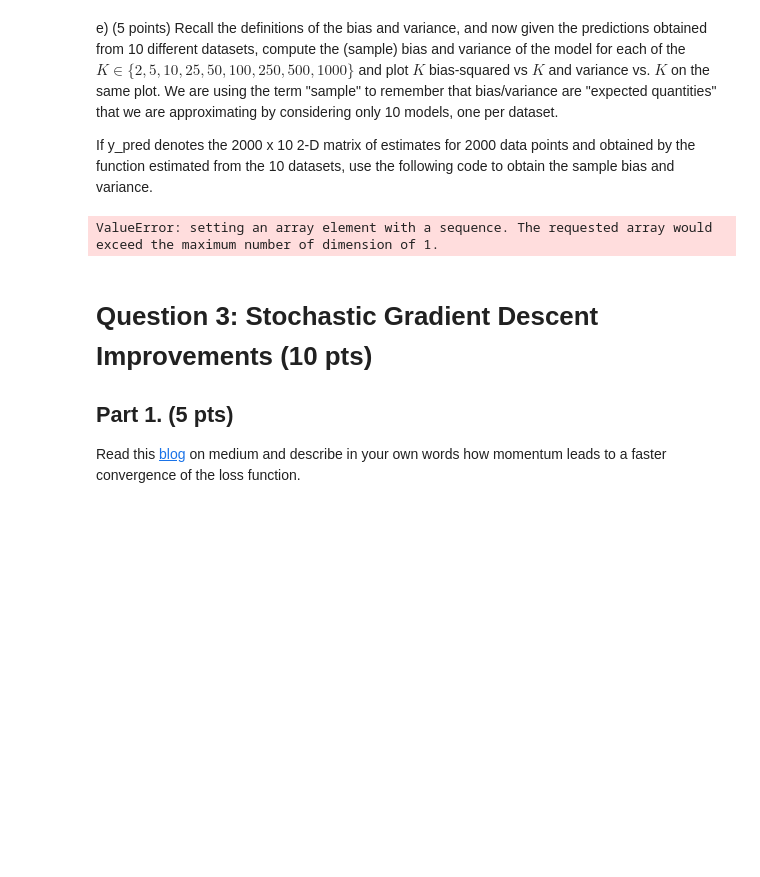
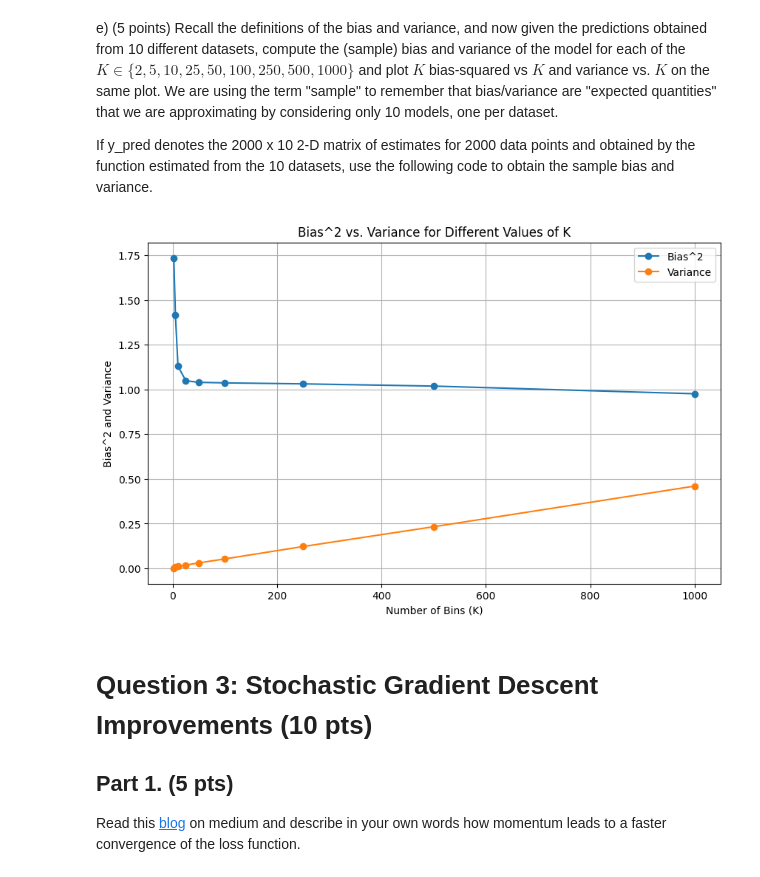
Before and after one commit to saiyam-shah/ml-ass2, a Jupyter notebook: HW_2-2.ipynb, the cells around one changed output. Drawn from its saved outputs; the diff is of its cells as text; code cells hidden in the pictures; blank space fills up the shorter version.

```diff
--- a/HW_2-2.ipynb
+++ b/HW_2-2.ipynb
@@ -270,34 +212,55 @@ def estimate_y_hat(x, y, n):
 # %%
+# Initialize lists to store bias and variance values
 bias_vals = []
 var_vals = []
-K = [2,5,10,25,50,100,250,500,1000]
-pred_y = np.zeros((len(datasets[0]['Y']),10)) # axis 0: number of data points, axis 1: number of datasets (10)
 
+# Define the list of values for K (number of bins)
+K = [2, 5, 10, 25, 50, 100, 250, 500, 1000]
+
+# Create an empty 2-D matrix to store predictions for each dataset
+pred_y = np.zeros((len(datasets[0]['Y']), 10))  # 2000 x 10
+
+# Loop over different values of K
 for n in K:
+    # Initialize arrays to store predictions for each dataset
+    all_y_hat = np.zeros((len(datasets[0]['Y']), 10))
+
+    # Loop over each dataset
     for j in datasets.keys():
         x = datasets[j]['X']
         y = datasets[j]['Y']
-        ### START CODE ###
-        # Estimate y_{hat}
-        y_hat = estimate_y_hat(x, y, n)
-        ### END CODE ###
-        pred_y[:,j] = y_hat
 
-  ### START CODE ###
-  # Compute the mean  of the estimates over 10 datasets for each input x_{i}
-    avg_yhat = np.mean(pred_y, axis=1)# 1D array of shape (2000,)
-      # Compute the MSE between avg_yhat and y as bias
-    bias = np.mean((avg_yhat - datasets[0]['Y'])**2)
-      # Compute the variance of the estimates over 10 datasets for each input x_{i}, then average over all inputs
-    var_yhat = np.mean(np.var(pred_y, axis=1))
-      ### END CODE ###
+        # Estimate y_hat using the estimator_g function with K bins
+        y_hat = estimator_g(x, y, n)
+
+        # Store the predictions for this dataset
+        all_y_hat[:, j] = y_hat
+
+    # Compute the mean of the estimates over 10 datasets for each input x_i
+    avg_yhat = np.mean(all_y_hat, axis=1)  # 1D array of shape (2000,)
+
+    # Compute the bias for this choice of K
+    bias = np.mean((avg_yhat - y)**2)  # MSE between avg_yhat and true y values
+
+    # Compute the variance of the estimates over 10 datasets for each input x_i, then average over all inputs
+    var_yhat = np.mean(np.var(all_y_hat, axis=1))  # Average variance over all data points
+
+    # Append bias and variance values to the lists
     bias_vals.append(bias)
     var_vals.append(var_yhat)
-plt.plot(K, bias_vals)
-plt.plot(K, var_vals)
+
+# Plot K vs. bias-squared and variance on the same plot
+plt.figure(figsize=(10, 6))
+plt.plot(K, bias_vals, label='Bias^2', marker='o')
+plt.plot(K, var_vals, label='Variance', marker='o')
+plt.xlabel('Number of Bins (K)')
+plt.ylabel('Bias^2 and Variance')
+plt.title('Bias^2 vs. Variance for Different Values of K')
+plt.legend()
+plt.grid(True)
 plt.show()
 # %% [output]
-ValueError: setting an array element with a sequence. The requested array would exceed the maximum number of dimension of 1.
+[figure, added]
 # %% [markdown]
 # Question 3: Stochastic Gradient Descent Improvements (**10 pts**)
 
```
Also changed, not shown: parts of 7 cells of this notebook.
